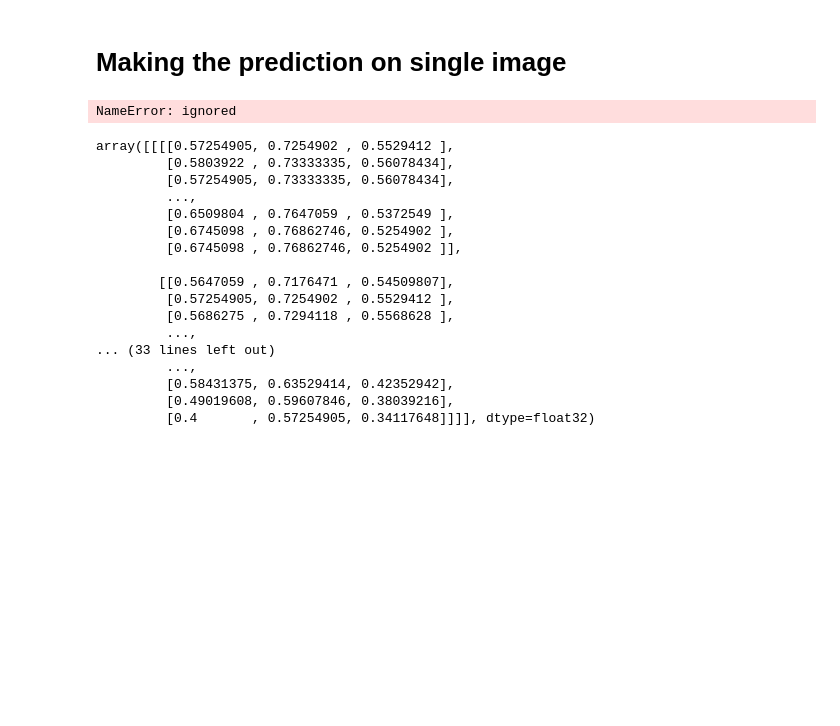
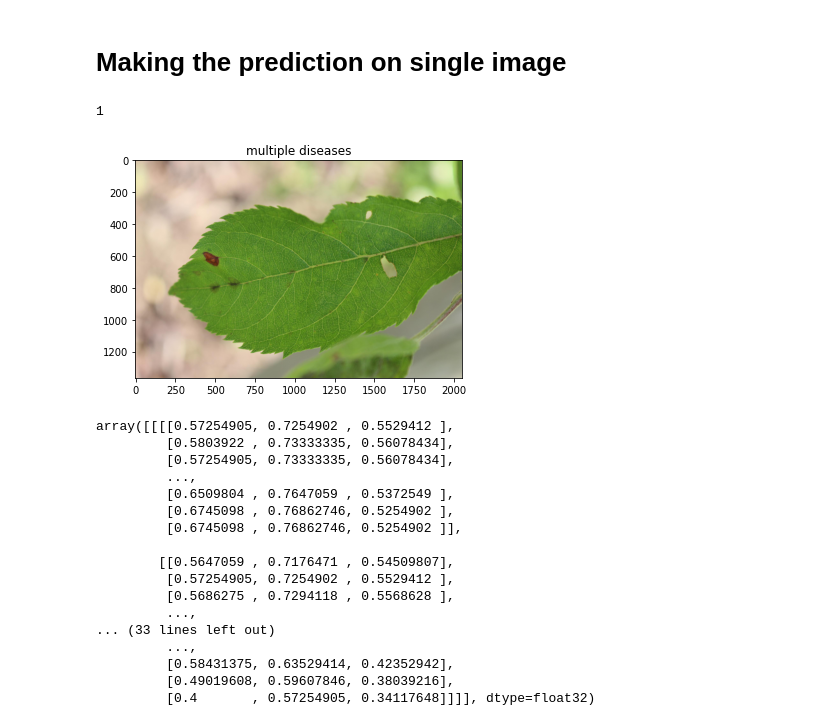
Before and after one commit to Sathush3/FolierDiseasePrediction, a Jupyter notebook: FolierDiseaseDtectionOnAppleLeaves.ipynb, the cells around one changed output. Cells and saved outputs as stored; diff of their text form; code cells hidden in the pictures; blank space fills up the shorter version.

```diff
--- a/FolierDiseaseDtectionOnAppleLeaves.ipynb
+++ b/FolierDiseaseDtectionOnAppleLeaves.ipynb
@@ -318,22 +318,23 @@ plt.show()
 # %% [markdown]
 # Making the prediction on single image
 # %%
-test_image=r'Original dataset/Train_1.jpg'
+test_image=r'Original dataset/Train_62.jpg'
 image_result=Image.open(test_image)
 
 from tensorflow.keras.preprocessing import image
 test_image=image.load_img(test_image,target_size=(224,224))
 test_image=image.img_to_array(test_image)
 test_image=test_image/255
 test_image=np.expand_dims(test_image,axis=0)
 result=model.predict(test_image)
 print(np.argmax(result))
 Categories=['healthy','multiple diseases','rust','scab']
 image_result=plt.imshow(image_result)
 plt.title(Categories[np.argmax(result)])
 plt.show()
 # %% [output]
-NameError: ignored
+1
+[figure, added]
 # %%
 test_image
 # %% [output]
```
Also changed, not shown: parts of 6 cells of this notebook.
